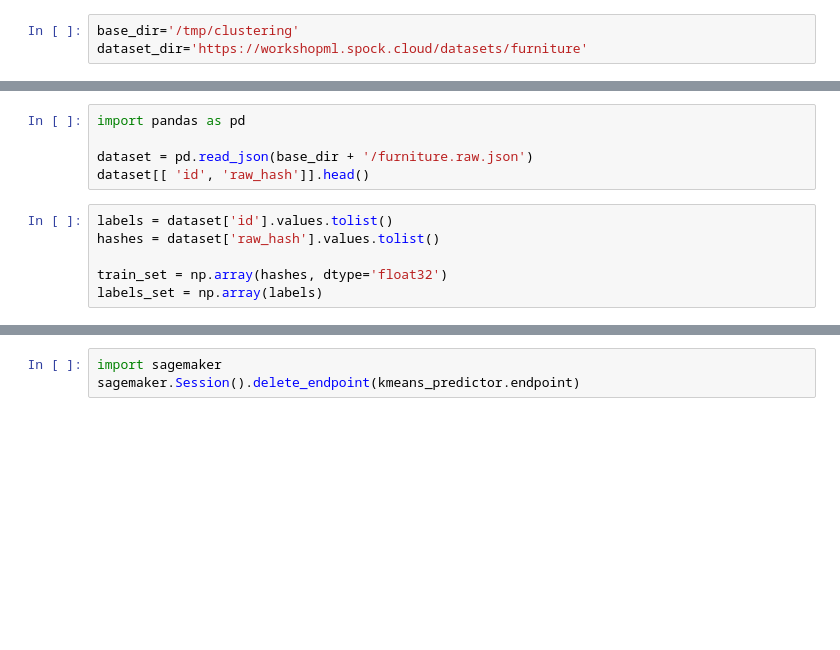
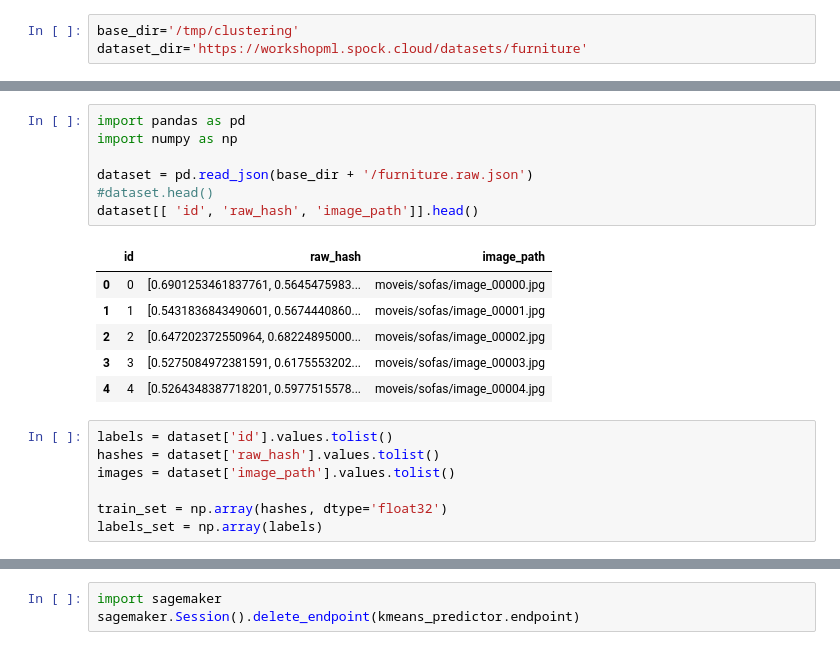
Before and after one commit to samir-souza/ai-workshop, a Jupyter notebook: lab/06_ClusteringImages/Clustering Images.ipynb, the cells around one changed output, grey strips where cells are left out. Saved outputs shown, nothing was run; the diff lists cells and outputs as text; blank space fills up the shorter version.

```diff
--- a/lab/06_ClusteringImages/Clustering Images.ipynb
+++ b/lab/06_ClusteringImages/Clustering Images.ipynb
@@ -18,11 +23,21 @@ if not os.path.exists(base_dir + '/furniture.raw.json'):
 # %%
 import pandas as pd
+import numpy as np
 
 dataset = pd.read_json(base_dir + '/furniture.raw.json')
-dataset[[ 'id', 'raw_hash']].head()
+#dataset.head()
+dataset[[ 'id', 'raw_hash', 'image_path']].head()
+# %% [output]
+|  | id | raw_hash | image_path |
+| 0 | 0 | [0.6901253461837761, 0.5645475983... | moveis/sofas/image_00000.jpg |
+| 1 | 1 | [0.5431836843490601, 0.5674440860... | moveis/sofas/image_00001.jpg |
+| 2 | 2 | [0.647202372550964, 0.68224895000... | moveis/sofas/image_00002.jpg |
+| 3 | 3 | [0.5275084972381591, 0.6175553202... | moveis/sofas/image_00003.jpg |
+| 4 | 4 | [0.5264348387718201, 0.5977515578... | moveis/sofas/image_00004.jpg |
 # %%
 labels = dataset['id'].values.tolist()
 hashes = dataset['raw_hash'].values.tolist()
+images = dataset['image_path'].values.tolist()
 
 train_set = np.array(hashes, dtype='float32')
 labels_set = np.array(labels)
```
Also changed, not shown: parts of 17 cells of this notebook.
